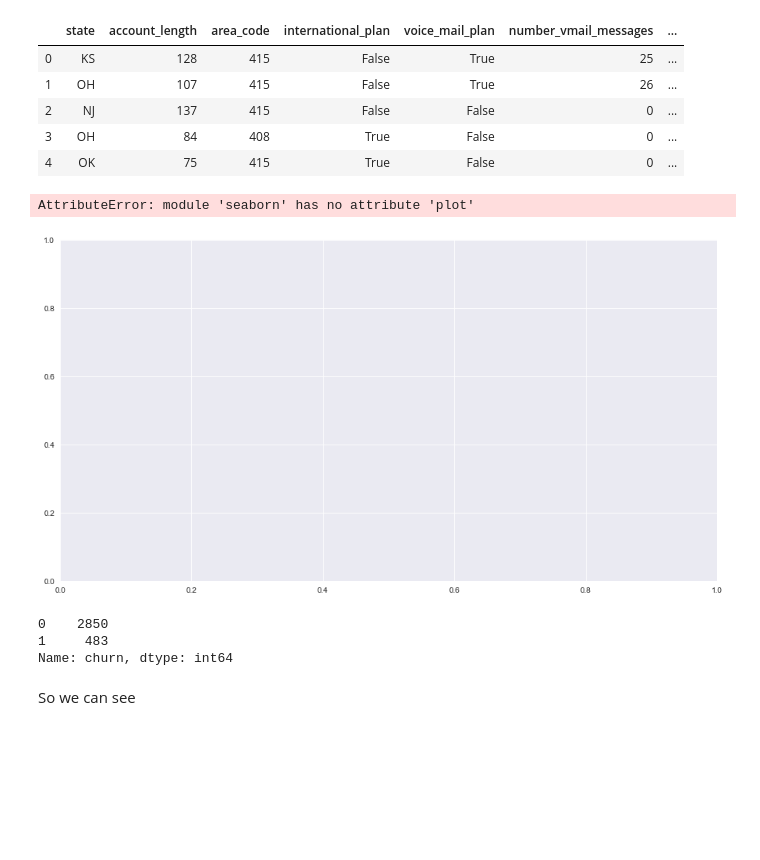
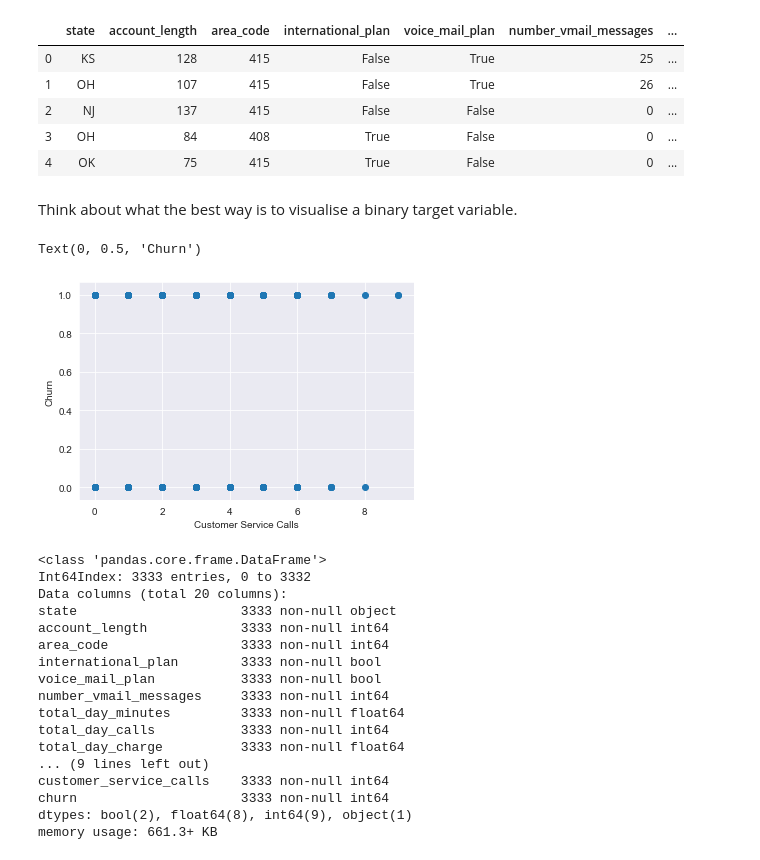
Before and after one commit to chum46/customer_churn_prediction, a Jupyter notebook: notebooks/exploratory/lmc_exploratory_nb/03_eda_lc.ipynb, the cells around one changed output. Drawn from its saved outputs; the diff is of its cells as text; code cells hidden in the pictures; blank space fills up the shorter version.

Commit message:
more exploring and visualisation

```diff
--- a/notebooks/exploratory/lmc_exploratory_nb/03_eda_lc.ipynb
+++ b/notebooks/exploratory/lmc_exploratory_nb/03_eda_lc.ipynb
@@ -55,17 +48,32 @@ df.head()
 | 2 | NJ | 137 | 415 | False | False | 0 | ... |
 | 3 | OH | 84 | 408 | True | False | 0 | ... |
 | 4 | OK | 75 | 415 | True | False | 0 | ... |
-# %%
-fig, ax = plt.subplots(figsize = (15, 8))
-sns.plot(x = 'state', y = 'churn', data = df)
-# %% [output]
-AttributeError: module 'seaborn' has no attribute 'plot'
-[figure, removed]
-# %%
-df.churn.value_counts()
-# %% [output]
-0    2850
-1     483
-Name: churn, dtype: int64
-# %% [markdown]
-So we can see
+# %% [markdown]
+Think about what the best way is to visualise a binary target variable.
+# %%
+plt.scatter(df.customer_service_calls, df.churn)
+plt.xlabel('Customer Service Calls')
+plt.ylabel('Churn')
+# %% [output]
+Text(0, 0.5, 'Churn')
+[figure, added]
+# %%
+df.info()
+# %% [output]
+<class 'pandas.core.frame.DataFrame'>
+Int64Index: 3333 entries, 0 to 3332
+Data columns (total 20 columns):
+state                     3333 non-null object
+account_length            3333 non-null int64
+area_code                 3333 non-null int64
+international_plan        3333 non-null bool
+voice_mail_plan           3333 non-null bool
+number_vmail_messages     3333 non-null int64
+total_day_minutes         3333 non-null float64
+total_day_calls           3333 non-null int64
+total_day_charge          3333 non-null float64
+... (9 lines left out)
+customer_service_calls    3333 non-null int64
+churn                     3333 non-null int64
+dtypes: bool(2), float64(8), int64(9), object(1)
+memory usage: 661.3+ KB
```
Also changed, not shown: parts of 41 cells of this notebook.
